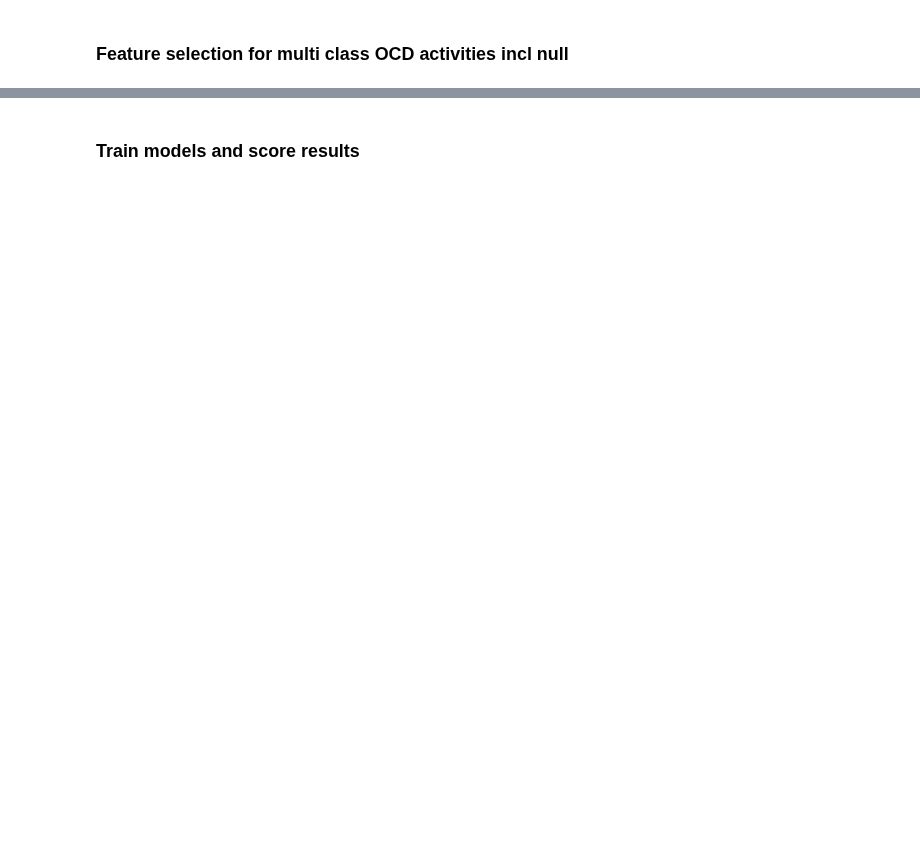
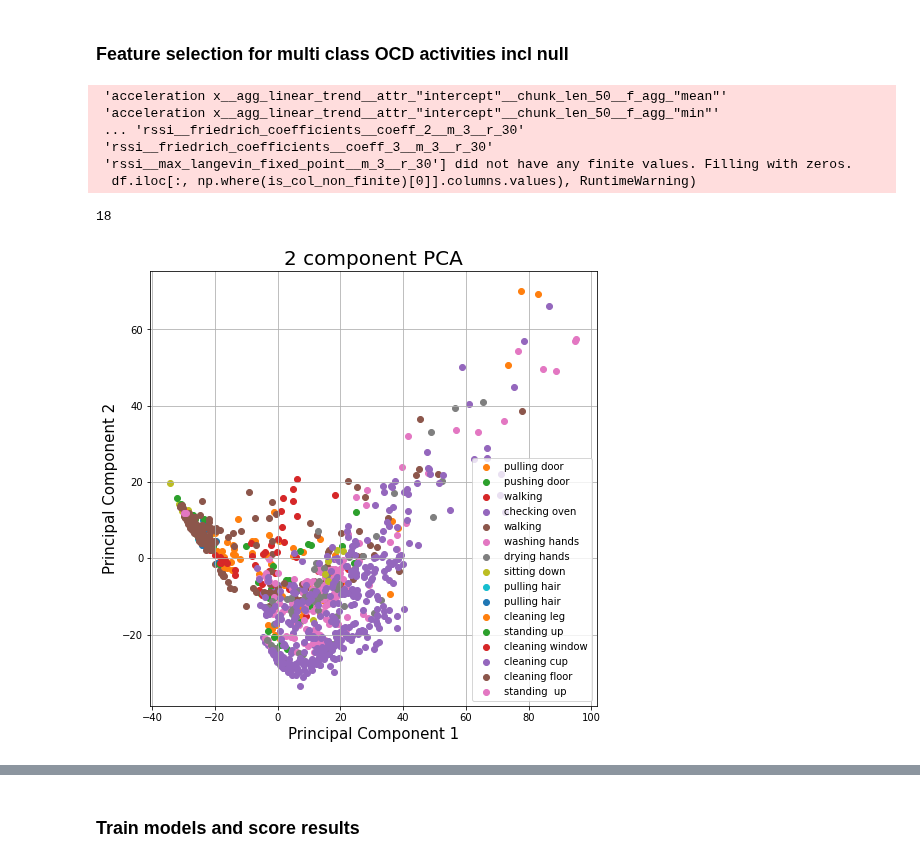
Before and after one commit to mp-mental-health-2020/mp-mental-health-2020, a Jupyter notebook: src/experiments/Supervised Classification.ipynb, the cells around one changed output, grey strips where cells are left out. Drawn from its saved outputs; the diff is of its cells as text; code cells hidden in the pictures; blank space fills up the shorter version.

Commit message:
add server and full data adjustments

```diff
--- a/src/experiments/Supervised Classification.ipynb
+++ b/src/experiments/Supervised Classification.ipynb
@@ -34,0 +27,11 @@ chunks, null_chunks, y = read_experiments_in_dir(experiment_dirs, sample_rate, d
+# %%
+experiment_dir_path = "../../data/phyphox/full recordings/"
+experiment_dirs = get_sub_directories(experiment_dir_path)
+complete_experiments_indices = [3,5,11,12]
+#Order: 1 - Anne; 2 - Fabi; 3 - Julian; 4 - Marvin; 5 - Ariane; 6 - Julius-2; 7 - Cilly; 8 - Ana; 9 - Julius; 10 - Antonia; 11 - Wiktoria; 12 - Ana-2;
+#['../../data/phyphox/full recordings/Anne', '../../data/phyphox/full recordings/Fabi', '../../data/phyphox/full recordings/Julian', '../../data/phyphox/full recordings/Marvin', '../../data/phyphox/full recordings/Ariane', '../../data/phyphox/full recordings/Julius-2', '../../data/phyphox/full recordings/Cilly', '../../data/phyphox/full recordings/Ana', '../../data/phyphox/full recordings/Julius', '../../data/phyphox/full recordings/Antonia', '../../data/phyphox/full recordings/Wiktoria', '../../data/phyphox/full recordings/Ana-2']
+experiment_dirs = [experiment_dirs[i] for i in complete_experiments_indices]
+sample_rate = 100
+chunks, null_chunks, y = read_experiments_in_dir(experiment_dirs, sample_rate, drop_lin_acc=True)
+
+print(experiment_dirs)
@@ -201,6 +203,6 @@ Length: 1319, dtype: object
 # %% [markdown]
 ### Feature extraction for OCD activities vs non-OCD activities
 # %%
-X_multi_class_classification = extract_timeseries_features(mulit_class_df)
+X_multi_class_classification = extract_timeseries_features(mulit_class_df, True)
 # %%
 X_multi_class_classification.head()
@@ -209,6 +220,22 @@ X_multi_class_classification.head()
 # %%
 impute(X_multi_class_classification)
 X_multi_class_classification_selected = select_features(X_multi_class_classification, labels_multi_class_classification)
+# %% [output]
+ 'acceleration x__agg_linear_trend__attr_"intercept"__chunk_len_50__f_agg_"mean"'
+ 'acceleration x__agg_linear_trend__attr_"intercept"__chunk_len_50__f_agg_"min"'
+ ... 'rssi__friedrich_coefficients__coeff_2__m_3__r_30'
+ 'rssi__friedrich_coefficients__coeff_3__m_3__r_30'
+ 'rssi__max_langevin_fixed_point__m_3__r_30'] did not have any finite values. Filling with zeros.
+  df.iloc[:, np.where(is_col_non_finite)[0]].columns.values), RuntimeWarning)
 # %%
 scaler = StandardScaler()
 X_multi_class_classification = scaler.fit_transform(X_multi_class_classification_selected)
+# %%
+len(labels_multi_class_classification.unique())
+# %% [output]
+18
+# %%
+from visualization._visualization import pca_2d, sne_2d
+pca_2d(X_multi_class_classification, labels_multi_class_classification, labels_multi_class_classification.unique()[0:16], ['C1','C2','C3','C4','C5','C6','C7','C8','C9','C10','C11','C12','C13','C14','C15','C16','C17','C18'])
+# %% [output]
+[figure, added]
```
Also changed, not shown: parts of 18 cells of this notebook, 2 other files.
